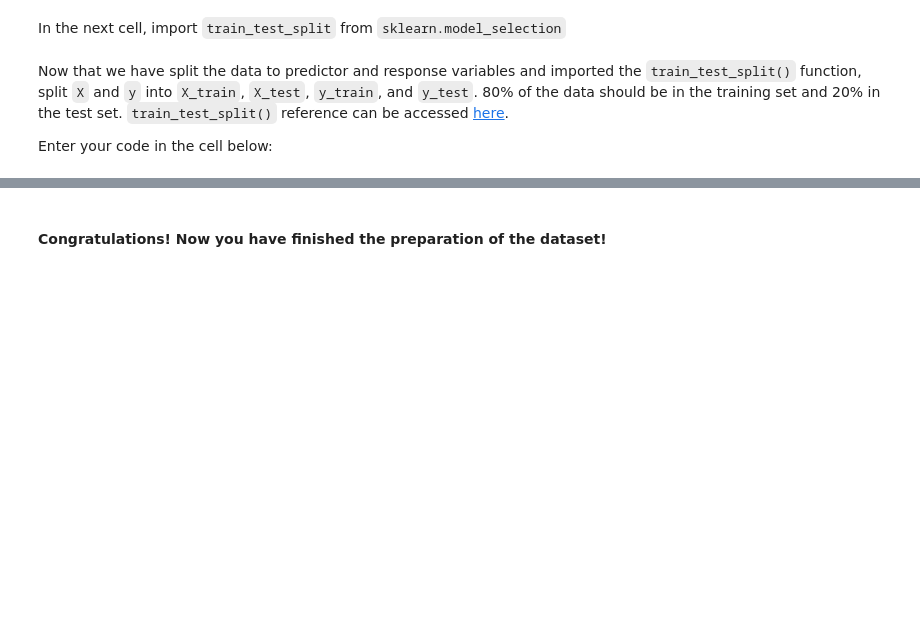
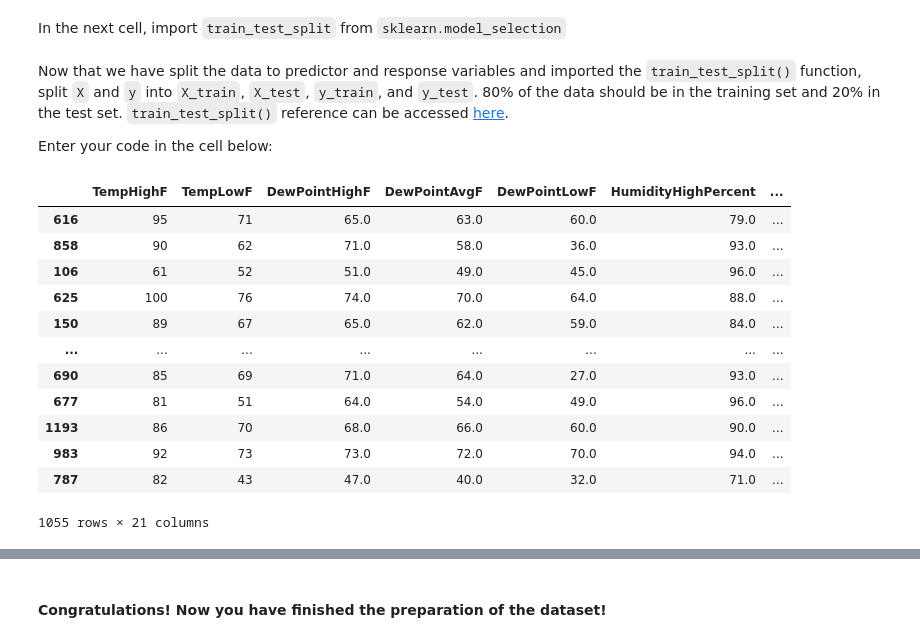
Before and after one commit to ironhack-datalabs/dataV2-labs, a Jupyter notebook: module-3/Intro-to-ML/your-code/main.ipynb, the cells around one changed output, grey strips where cells are left out. Cells and saved outputs as stored; diff of their text form; code cells hidden in the pictures; blank space fills up the shorter version.

```diff
--- a/module-3/Intro-to-ML/your-code/main.ipynb
+++ b/module-3/Intro-to-ML/your-code/main.ipynb
@@ -559,3 +562,19 @@ Now that we have split the data to predictor and response variables and imported
 Enter your code in the cell below:
 # %%
 X_train, X_test, y_train, y_test = train_test_split(austin_fixed_x, austin_fixed_y, test_size=0.2)
+# %%
+X_train
+# %% [output]
+|  | TempHighF | TempLowF | DewPointHighF | DewPointAvgF | DewPointLowF | HumidityHighPercent | ... |
+| 616 | 95 | 71 | 65.0 | 63.0 | 60.0 | 79.0 | ... |
+| 858 | 90 | 62 | 71.0 | 58.0 | 36.0 | 93.0 | ... |
+| 106 | 61 | 52 | 51.0 | 49.0 | 45.0 | 96.0 | ... |
+| 625 | 100 | 76 | 74.0 | 70.0 | 64.0 | 88.0 | ... |
+| 150 | 89 | 67 | 65.0 | 62.0 | 59.0 | 84.0 | ... |
+| ... | ... | ... | ... | ... | ... | ... | ... |
+| 690 | 85 | 69 | 71.0 | 64.0 | 27.0 | 93.0 | ... |
+| 677 | 81 | 51 | 64.0 | 54.0 | 49.0 | 96.0 | ... |
+| 1193 | 86 | 70 | 68.0 | 66.0 | 60.0 | 90.0 | ... |
+| 983 | 92 | 73 | 73.0 | 72.0 | 70.0 | 94.0 | ... |
+| 787 | 82 | 43 | 47.0 | 40.0 | 32.0 | 71.0 | ... |
+1055 rows × 21 columns
```
Also changed, not shown: parts of 5 cells of this notebook, 2 other files.
